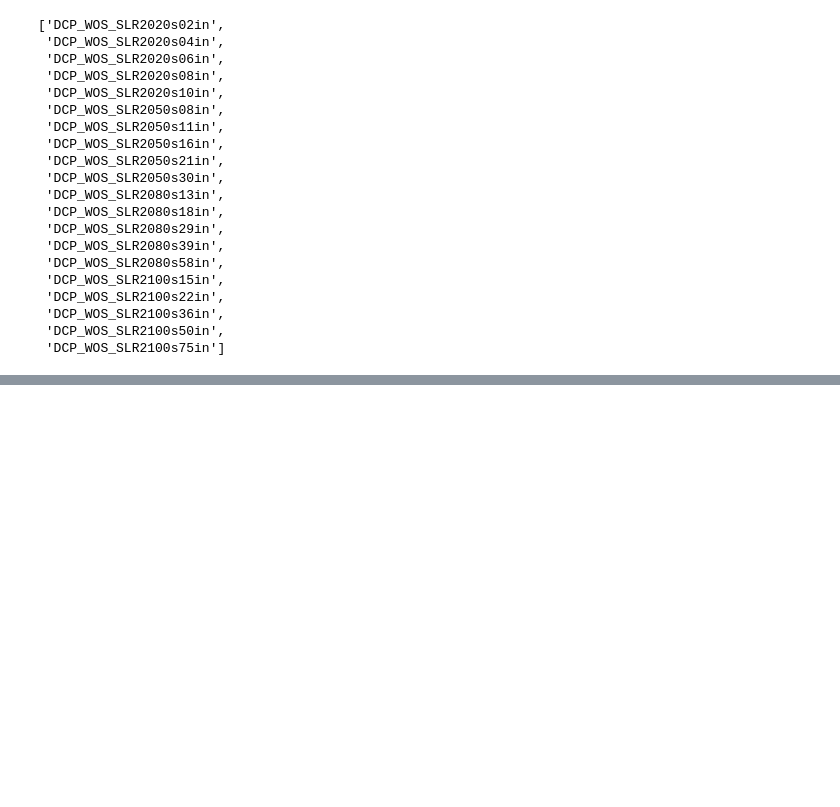
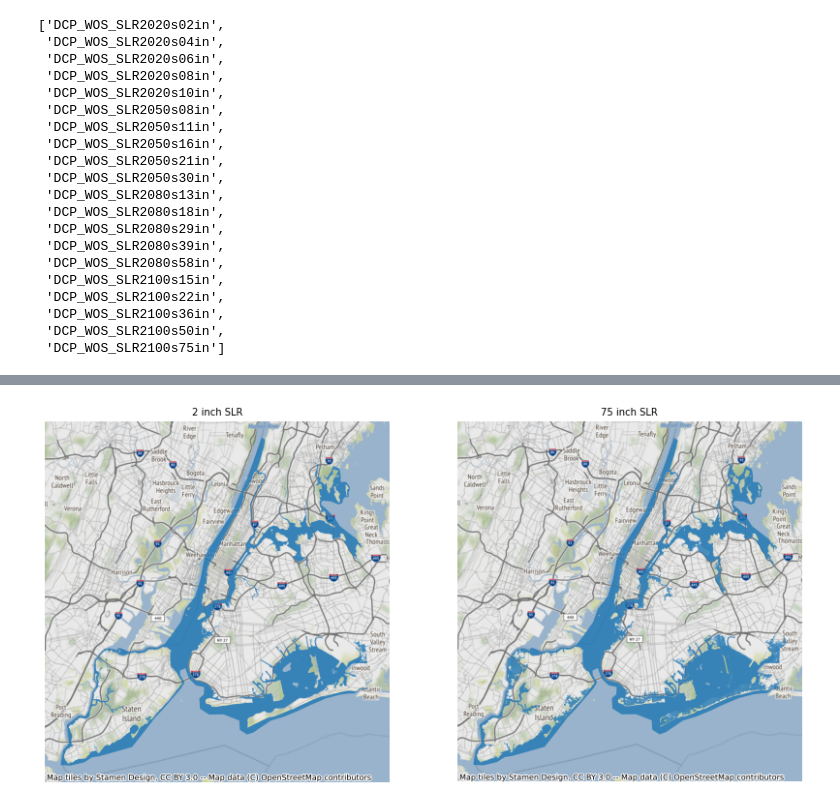
Before and after one commit to jjbasinger/up206a_groupproject, a Jupyter notebook: Group Assignments/sea level rise.ipynb, the cells around one changed output, grey strips where cells are left out. Saved outputs shown, nothing was run; the diff lists cells and outputs as text; code cells hidden in the pictures; blank space fills up the shorter version.

```diff
--- a/Group Assignments/sea level rise.ipynb
+++ b/Group Assignments/sea level rise.ipynb
@@ -42,0 +61,22 @@ nycslrs.info()
+# %%
+fig, axs = plt.subplots(1, 2, figsize=(14, 14))
+ax1, ax2 = axs
+
+DCP_WOS_SLR2020s02in.to_crs(epsg=3857).plot(
+    ax=ax1,
+    alpha=0.8)
+
+DCP_WOS_SLR2100s75in.to_crs(epsg=3857).plot(
+    ax=ax2,
+    alpha=0.8)
+
+ax1.axis('off')
+ax2.axis('off')
+
+ax1.set_title('2 inch SLR',fontsize=10)
+ax2.set_title('75 inch SLR',fontsize=10)
+
+ctx.add_basemap(ax1)
+ctx.add_basemap(ax2)
+# %% [output]
+[figure, added]
```
Also changed, not shown: parts of 10 cells of this notebook, 2 other files.
